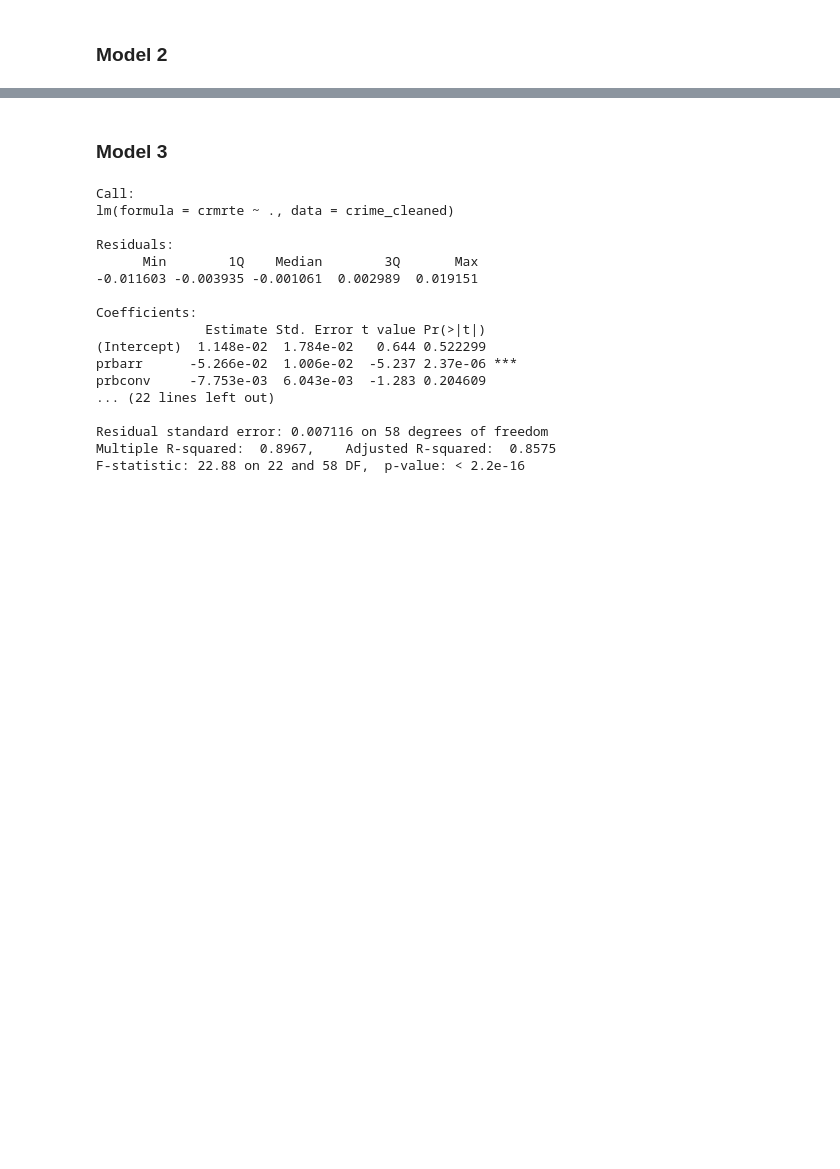
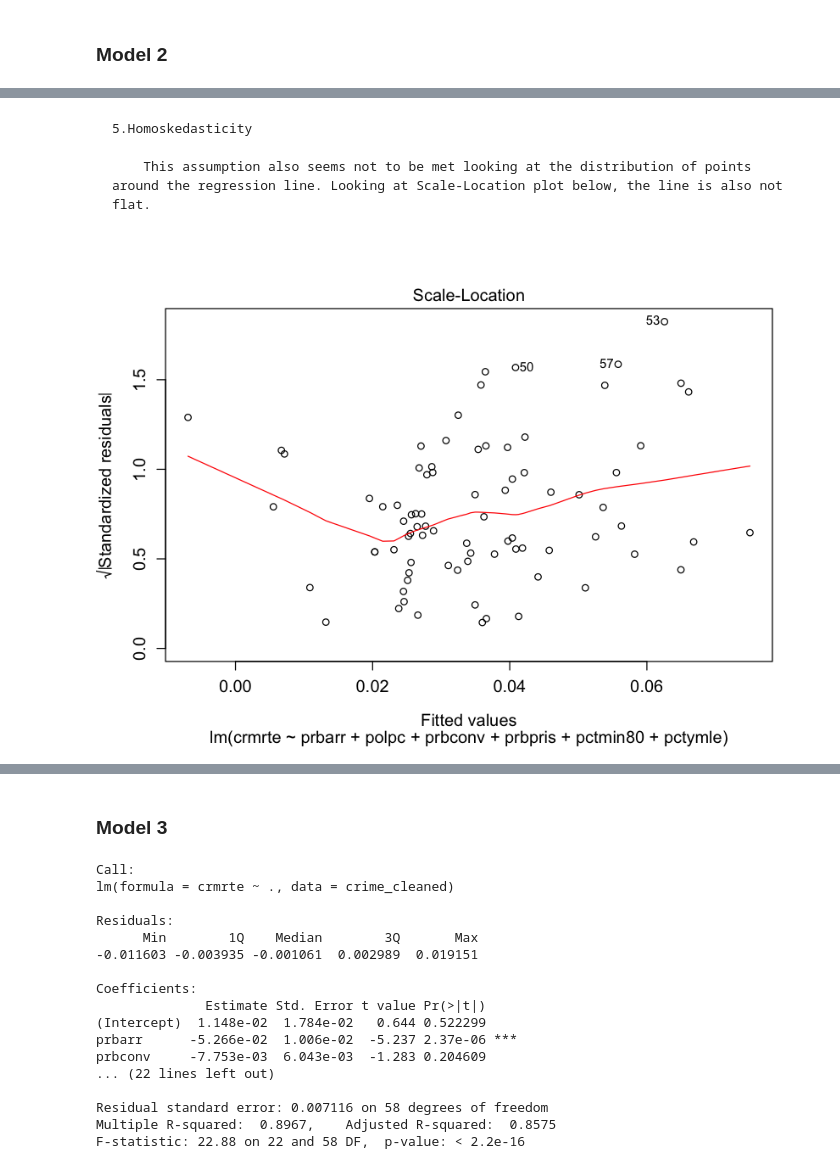
Before and after one commit to lucaschadwicklam97/lab_3_collab, a Jupyter notebook: Annabelle_Joy_Lucas_lab3_v2.ipynb, the cells around one changed output, grey strips where cells are left out. Cells and saved outputs as stored; diff of their text form; code cells hidden in the pictures; blank space fills up the shorter version.

```diff
--- a/Annabelle_Joy_Lucas_lab3_v2.ipynb
+++ b/Annabelle_Joy_Lucas_lab3_v2.ipynb
@@ -390,0 +395,8 @@ Q3. Evaluate all 6 CLM assumptions
+# %% [markdown]
+    5.Homoskedasticity
+
+        This assumption also seems not to be met looking at the distribution of points around the regression line. Looking at Scale-Location plot below, the line is also not flat.
+# %%
+plot(m2, which = 3)
+# %% [output]
+[figure, added]
```
Also changed, not shown: parts of 11 cells of this notebook.
